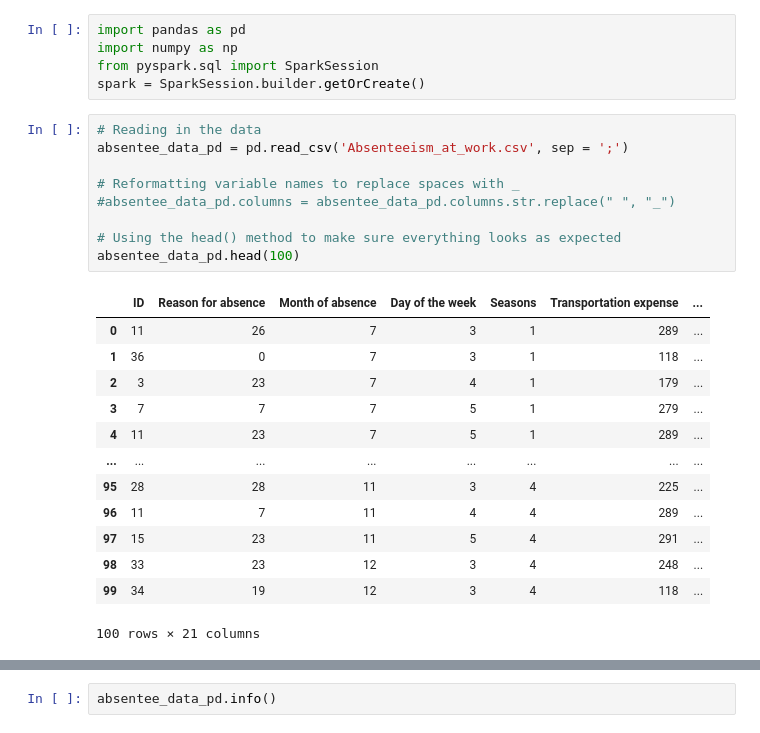
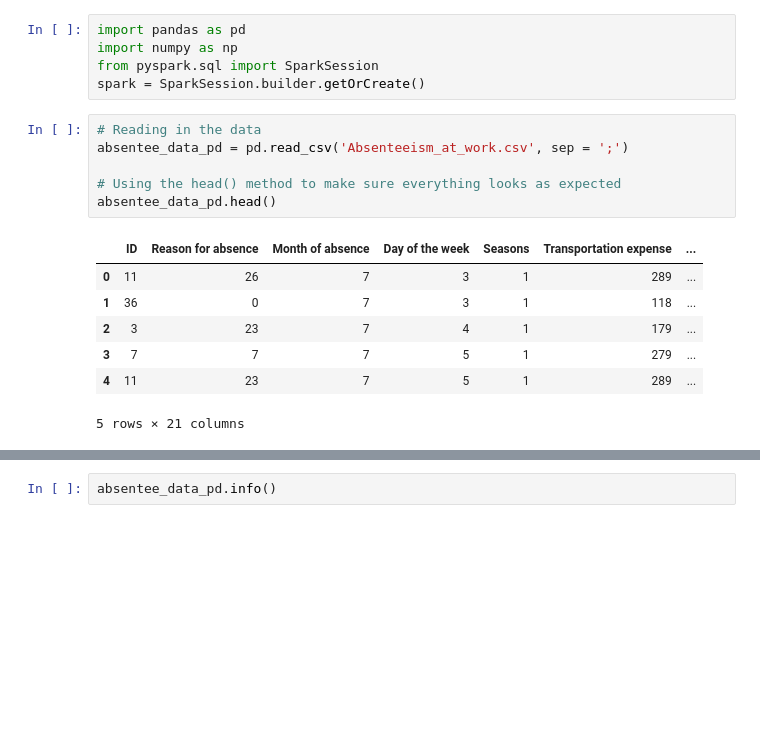
Before and after one commit to kebreeze/590project3, a Jupyter notebook: BreezeProject3.ipynb, the cells around one changed output, grey strips where cells are left out. Saved outputs shown, nothing was run; the diff lists cells and outputs as text; blank space fills up the shorter version.

```diff
--- a/BreezeProject3.ipynb
+++ b/BreezeProject3.ipynb
@@ -77,23 +77,14 @@ spark = SparkSession.builder.getOrCreate()
 # %%
 # Reading in the data
 absentee_data_pd = pd.read_csv('Absenteeism_at_work.csv', sep = ';')
 
-# Reformatting variable names to replace spaces with _
-#absentee_data_pd.columns = absentee_data_pd.columns.str.replace(" ", "_")
-
 # Using the head() method to make sure everything looks as expected
-absentee_data_pd.head(100)
+absentee_data_pd.head()
 # %% [output]
 |  | ID | Reason for absence | Month of absence | Day of the week | Seasons | Transportation expense | ... |
 | 0 | 11 | 26 | 7 | 3 | 1 | 289 | ... |
 | 1 | 36 | 0 | 7 | 3 | 1 | 118 | ... |
 | 2 | 3 | 23 | 7 | 4 | 1 | 179 | ... |
 | 3 | 7 | 7 | 7 | 5 | 1 | 279 | ... |
 | 4 | 11 | 23 | 7 | 5 | 1 | 289 | ... |
-| ... | ... | ... | ... | ... | ... | ... | ... |
-| 95 | 28 | 28 | 11 | 3 | 4 | 225 | ... |
-| 96 | 11 | 7 | 11 | 4 | 4 | 289 | ... |
-| 97 | 15 | 23 | 11 | 5 | 4 | 291 | ... |
-| 98 | 33 | 23 | 12 | 3 | 4 | 248 | ... |
-| 99 | 34 | 19 | 12 | 3 | 4 | 118 | ... |
-100 rows × 21 columns
+5 rows × 21 columns
```
Also changed, not shown: parts of 49 cells of this notebook.
